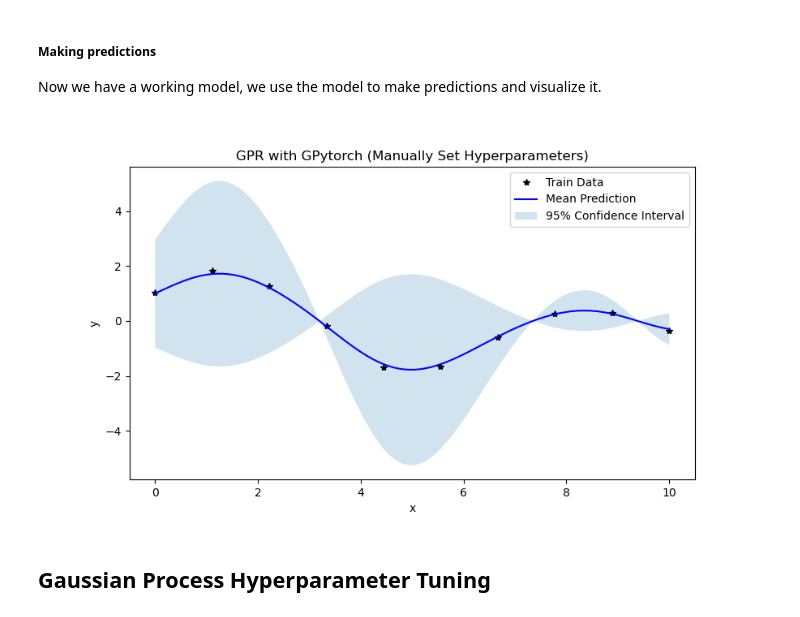
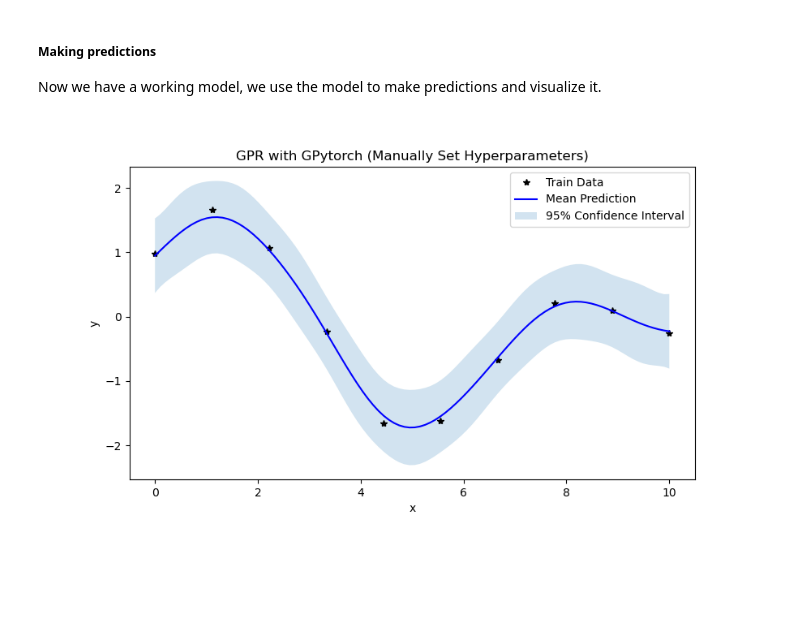
Before and after one commit to hansoncjc/GP-BO-Clustering-Tutorials, a Jupyter notebook: Gaussian Process.ipynb, the cells around one changed output. Saved outputs shown, nothing was run; the diff lists cells and outputs as text; code cells hidden in the pictures; blank space fills up the shorter version.

```diff
--- a/Gaussian Process.ipynb
+++ b/Gaussian Process.ipynb
@@ -802,30 +802,30 @@ Now we have a working model, we use the model to make predictions and visualize
 # %%
 # Generate testing data
 test_x = torch.linspace(0,10,100)
 
 # Make sure model and likelihood is in evaluation mode
 model.eval()
 likelihood.eval()
 
 # Make predictions
 with torch.no_grad(): # Skip gradient tracking to save time & memory space
     pred_dis = model(test_x) # Obtain predictive distribution
     mu_star = pred_dis.mean # Predictive mean
     cov_star = pred_dis.covariance_matrix # Predictive covariance matrix; optional because we don't need it to plot
     std_star = pred_dis.variance.sqrt() # Predictive standard deviation
 
 # Plot results
 plt.figure(figsize=(9, 5),dpi=100)
 plt.plot(train_x.numpy(), train_y.numpy(), 'k*', label='Train Data')
 plt.plot(test_x.numpy(), mu_star.numpy(), 'b', label='Mean Prediction')
 plt.fill_between(test_x.numpy(),
-                 (mu_star - 1.96 * mu_star).numpy(),
-                 (mu_star + 1.96 * mu_star).numpy(),
+                 (mu_star - 1.96 * std_star).numpy(),
+                 (mu_star + 1.96 * std_star).numpy(),
                  alpha=0.2, label='95% Confidence Interval')
 plt.legend()
 plt.xlabel('x')
 plt.ylabel('y')
 plt.title("GPR with GPytorch (Manually Set Hyperparameters)")
 plt.show()
 # %% [output]
-[figure, old version]
+[figure, new version]
@@ -834,2 +831,0 @@ make_pred
-# %% [markdown]
-## **Gaussian Process Hyperparameter Tuning**
```
Also changed, not shown: parts of 8 cells of this notebook.
